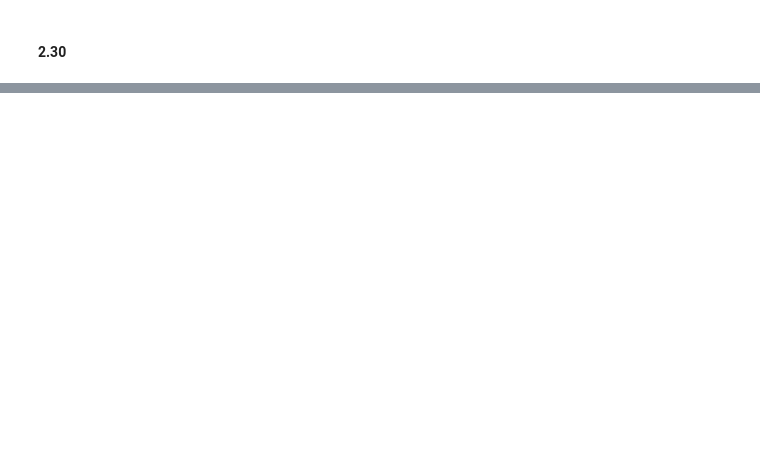
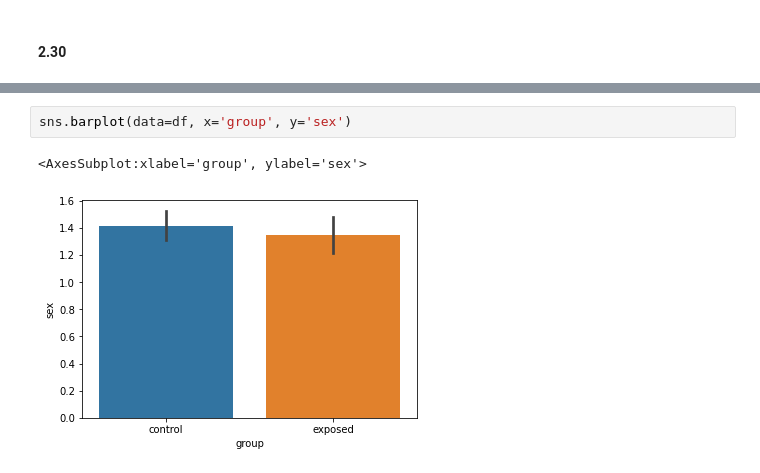
Before and after one commit to sendivogius/biostat, a Jupyter notebook: Chapter 2.ipynb, the cells around one changed output, grey strips where cells are left out. Cells and saved outputs as stored; diff of their text form; blank space fills up the shorter version.

```diff
--- a/Chapter 2.ipynb
+++ b/Chapter 2.ipynb
@@ -206,0 +406,5 @@ df[['tfat_dr_cal', 'tfat_ffq_cal']].quantile([.2, .4, .6, .8, 1])
+# %%
+sns.barplot(data=df, x='group', y='sex')
+# %% [output]
+<AxesSubplot:xlabel='group', ylabel='sex'>
+[figure, added]
```
Also changed, not shown: parts of 70 cells of this notebook, 2 other files.
